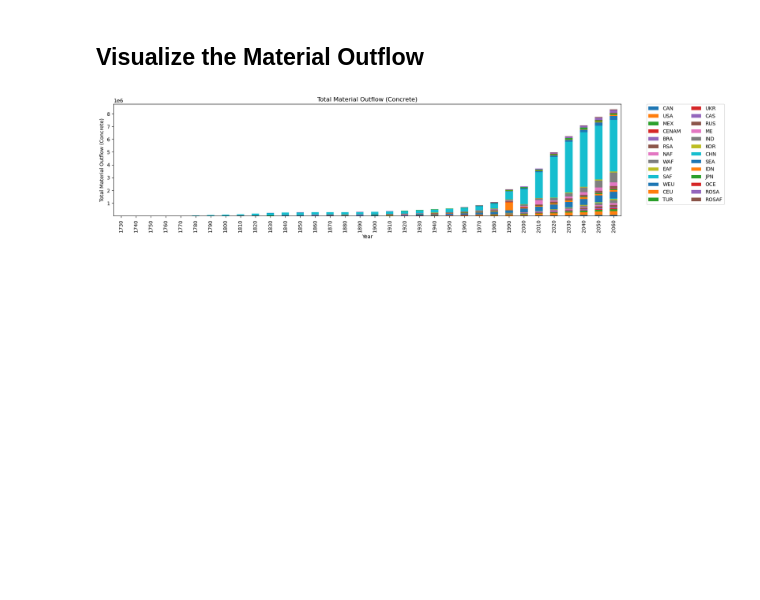
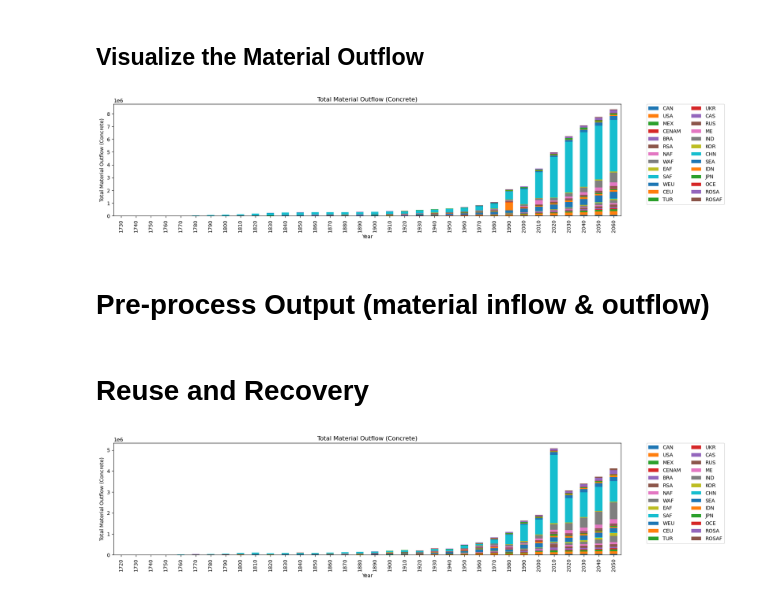
Before and after one commit to jerrysong0128/GloBUS_Tutorials, a Jupyter notebook: GloBUS_interactive_learning.ipynb, the cells around one changed output. Drawn from its saved outputs; the diff is of its cells as text; code cells hidden in the pictures; blank space fills up the shorter version.

```diff
--- a/GloBUS_interactive_learning.ipynb
+++ b/GloBUS_interactive_learning.ipynb
@@ -55,23 +55,23 @@ flag_Mean   = 0     # switch to choose between material intensity settings (0 =
 # Load Population, Floor area, and Service value added (SVA) Database csv-files
 pop = pd.read_csv('files_population/pop.csv', index_col = [0])                # Pop; unit: million of people; meaning: global population (over time, by region)
 rurpop = pd.read_csv('files_population/rurpop.csv', index_col = [0])          # rurpop; unit: %; meaning: the share of people living in rural areas (over time, by region)
-housing_type = pd.read_csv('files_population\Housing_type.csv')               # Housing_type; unit: %; meaning: the share of the NUMBER OF PEOPLE living in a particular building type (by region & by area)
+housing_type = pd.read_csv('files_population/Housing_type.csv')               # Housing_type; unit: %; meaning: the share of the NUMBER OF PEOPLE living in a particular building type (by region & by area)
 floorspace = pd.read_csv('files_floor_area/res_Floorspace.csv')               # Floorspace; unit: m2/capita; meaning: the average m2 per capita (over time, by region & area)
 floorspace = floorspace[floorspace.Region != regions + 1]                     # Remove empty region 27
-avg_m2_cap = pd.read_csv('files_floor_area\Average_m2_per_cap.csv')           # Avg_m2_cap; unit: m2/capita; meaning: average square meters per person (by region & area (rural/urban) & building type)
+avg_m2_cap = pd.read_csv('files_floor_area/Average_m2_per_cap.csv')           # Avg_m2_cap; unit: m2/capita; meaning: average square meters per person (by region & area (rural/urban) & building type)
 sva_pc_2005 = pd.read_csv('files_GDP/sva_pc.csv', index_col = [0])
 sva_pc = sva_pc_2005 * inflation                                              # we use the inflation corrected SVA to adjust for the fact that IMAGE provides gdp/cap in 2005 US$
 
 # load material density data csv-files
 
-building_materials = pd.read_csv('files_material_density\Building_materials.csv')   # Building_materials; unit: kg/m2; meaning: the average material use per square meter (by building type, by region & by area)
-materials_commercial = pd.read_csv('files_material_density\materials_commercial.csv') # 2 building materials in 4 commercial building types; unit: kg/m2; meaning: the average material use per square meter (by commercial building type)
+building_materials = pd.read_csv('files_material_density/Building_materials.csv')   # Building_materials; unit: kg/m2; meaning: the average material use per square meter (by building type, by region & by area)
+materials_commercial = pd.read_csv('files_material_density/materials_commercial.csv') # 2 building materials in 4 commercial building types; unit: kg/m2; meaning: the average material use per square meter (by commercial building type)
 
 # Load fitted regression parameters for comercial floor area estimate
 if flag_alpha == 0:
-    gompertz = pd.read_csv('files_floor_area//files_commercial/Gompertz_parameters.csv', index_col = [0])
+    gompertz = pd.read_csv('files_floor_area/files_commercial/Gompertz_parameters.csv', index_col = [0])
 else:
-    gompertz = pd.read_csv('files_floor_area//files_commercial/Gompertz_parameters_alpha.csv', index_col = [0])
+    gompertz = pd.read_csv('files_floor_area/files_commercial/Gompertz_parameters_alpha.csv', index_col = [0])
 
 
 # Ensure full time series  for pop & rurpop (interpolation, some years are missing)
@@ -90,20 +90,20 @@ floorspace_rur = floorspace.pivot(index = "t", columns = "Region", values = "Rur
 floorspace_urb = floorspace.pivot(index = "t", columns = "Region", values = "Urban")
 
 # Restructuring for square meters (m2/cap)
-avg_m2_cap_urb = avg_m2_cap.loc[avg_m2_cap['Area'] == 'Urban'].drop('Area', 1).T  # Remove area column & Transpose
+avg_m2_cap_urb = avg_m2_cap.loc[avg_m2_cap['Area'] == 'Urban'].drop('Area', axis=1).T  # Remove area column & Transpose
 avg_m2_cap_urb.columns = list(map(int,avg_m2_cap_urb.iloc[0]))                      # name columns according to the row containing the region-labels
 avg_m2_cap_urb2 = avg_m2_cap_urb.drop(['Region'])                                 # Remove idle row
 
-avg_m2_cap_rur = avg_m2_cap.loc[avg_m2_cap['Area'] == 'Rural'].drop('Area', 1).T  # Remove area column & Transpose
+avg_m2_cap_rur = avg_m2_cap.loc[avg_m2_cap['Area'] == 'Rural'].drop('Area', axis=1).T  # Remove area column & Transpose
 avg_m2_cap_rur.columns = list(map(int,avg_m2_cap_rur.iloc[0]))                      # name columns according to the row containing the region-labels
 avg_m2_cap_rur2 = avg_m2_cap_rur.drop(['Region'])                                 # Remove idle row
 
 # Restructuring for the Housing types (% of population living in them)
-housing_type_urb = housing_type.loc[housing_type['Area'] == 'Urban'].drop('Area', 1).T  # Remove area column & Transpose
+housing_type_urb = housing_type.loc[housing_type['Area'] == 'Urban'].drop('Area', axis=1).T  # Remove area column & Transpose
 housing_type_urb.columns = list(map(int,housing_type_urb.iloc[0]))                      # name columns according to the row containing the region-labels
 housing_type_urb2 = housing_type_urb.drop(['Region'])                                 # Remove idle row
 
-housing_type_rur = housing_type.loc[housing_type['Area'] == 'Rural'].drop('Area', 1).T  # Remove area column & Transpose
+housing_type_rur = housing_type.loc[housing_type['Area'] == 'Rural'].drop('Area', axis=1).T  # Remove area column & Transpose
 housing_type_rur.columns = list(map(int,housing_type_rur.iloc[0]))                      # name columns according to the row containing the region-labels
 housing_type_rur2 = housing_type_rur.drop(['Region'])                                 # Remove idle row
 # %% [markdown]
@@ -666,3 +679,5 @@ plot_tools.plot_database(kg_o, 'Total Material Outflow (Concrete)', 'Total Mater
 # plot_tools.plot_database(kg_com_o, 'Commercial Material Outflow (Concrete)', 'Commercial Material Outflow (Concrete)')
 # %% [output]
 [figure]
+# %% [markdown]
+# Pre-process Output (material inflow & outflow)
@@ -668,0 +769,2 @@ plot_tools.plot_database(kg_o, 'Total Material Outflow (Concrete)', 'Total Mater
+# %% [markdown]
+# Reuse and Recovery
@@ -668,0 +842,4 @@ plot_tools.plot_database(kg_o, 'Total Material Outflow (Concrete)', 'Total Mater
+# %%
+plot_tools.plot_database(sand_total_plot, 'Total Material Outflow (Concrete)', 'Total Material Outflow (Concrete)')
+# %% [output]
+[figure, added]
```
Also changed, not shown: parts of 8 cells of this notebook, 2 other files.
